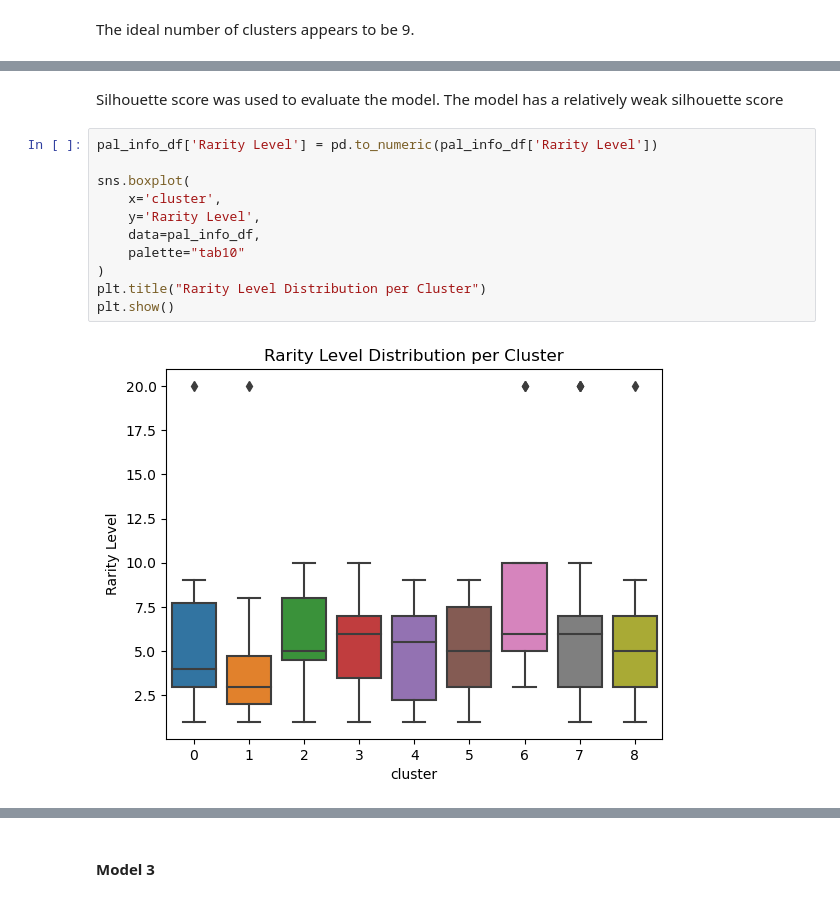
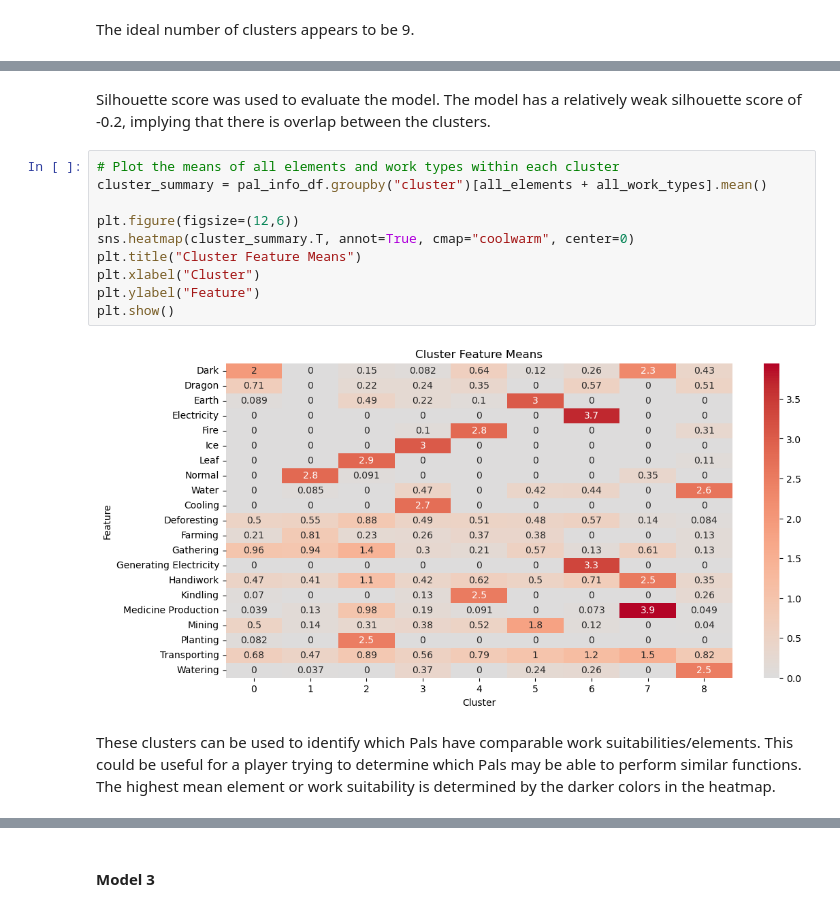
Before and after one commit to xavieryu18/DS3000, a Jupyter notebook: template.ipynb, the cells around one changed output, grey strips where cells are left out. Cells and saved outputs as stored; diff of their text form.

```diff
--- a/template.ipynb
+++ b/template.ipynb
@@ -1291,15 +1301,16 @@ kmeans_fit_pred(pal_info_df, all_elements + all_work_types, 9)
 # %% [markdown]
-Silhouette score was used to evaluate the model. The model has a relatively weak silhouette score
+Silhouette score was used to evaluate the model. The model has a relatively weak silhouette score of -0.2, implying that there is overlap between the clusters.
-# %%
-pal_info_df['Rarity Level'] = pd.to_numeric(pal_info_df['Rarity Level'])
-
-sns.boxplot(
-    x='cluster',
-    y='Rarity Level',
-    data=pal_info_df,
-    palette="tab10"
-)
-plt.title("Rarity Level Distribution per Cluster")
-plt.show()
-# %% [output]
-[figure, removed]
+# %%
+# Plot the means of all elements and work types within each cluster
+cluster_summary = pal_info_df.groupby("cluster")[all_elements + all_work_types].mean()
+
+plt.figure(figsize=(12,6))
+sns.heatmap(cluster_summary.T, annot=True, cmap="coolwarm", center=0)
+plt.title("Cluster Feature Means")
+plt.xlabel("Cluster")
+plt.ylabel("Feature")
+plt.show()
+# %% [output]
+[figure, added]
+# %% [markdown]
+These clusters can be used to identify which Pals have comparable work suitabilities/elements. This could be useful for a player trying to determine which Pals may be able to perform similar functions. The highest mean element or work suitability is determined by the darker colors in the heatmap.
```
Also changed, not shown: parts of 8 cells of this notebook.
